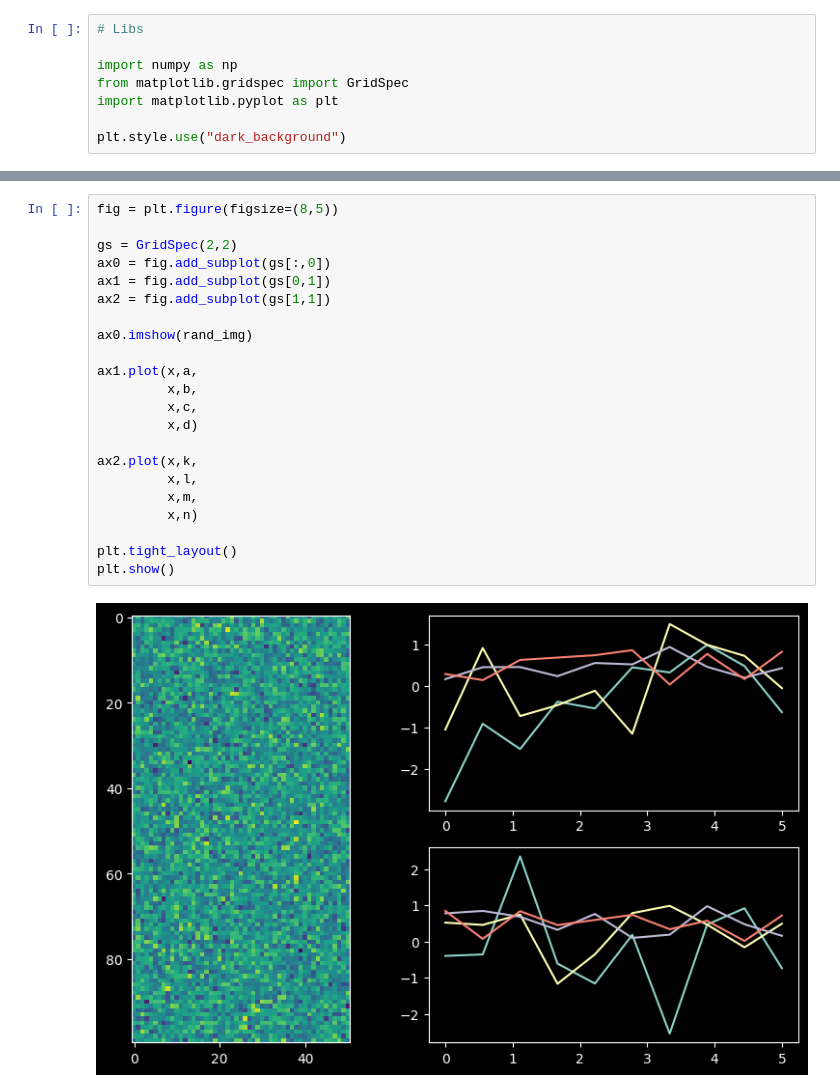
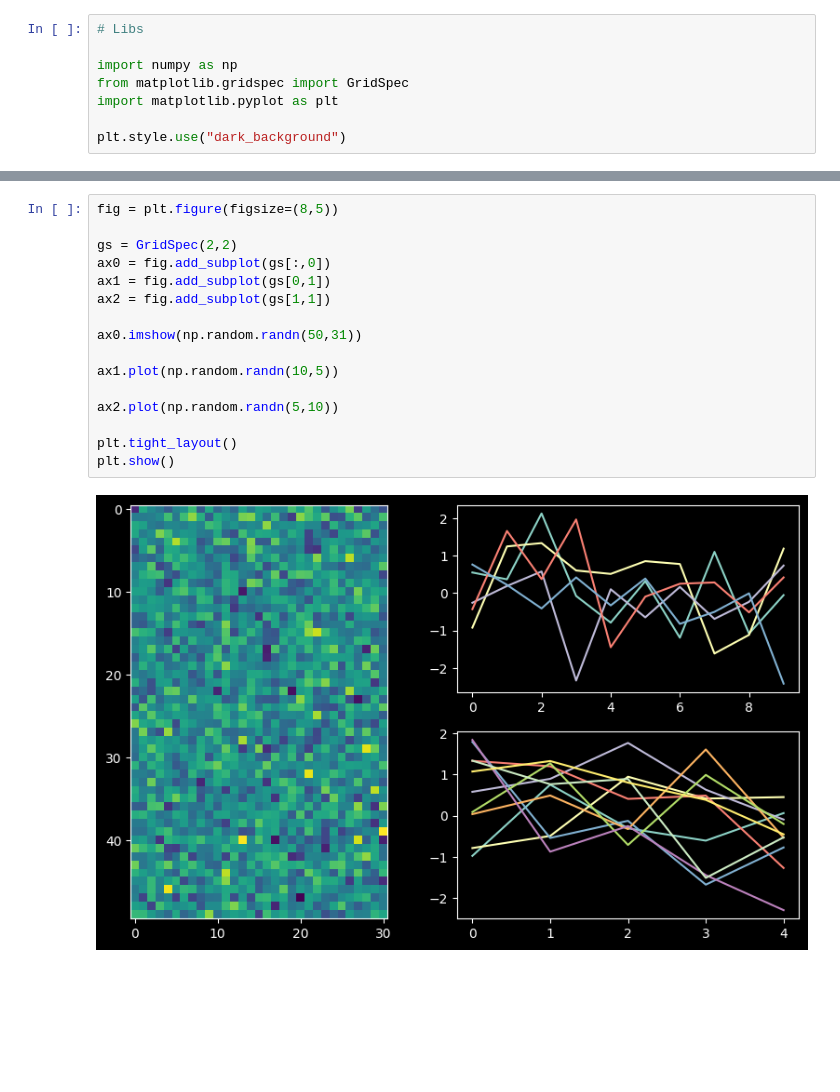
Before and after one commit to hacar864/daily-data-challenge, a Jupyter notebook: ddc_011.ipynb, the cells around one changed output, grey strips where cells are left out. Drawn from its saved outputs; the diff is of its cells as text; blank space fills up the shorter version.

Commit message:
Changed random variables

```diff
--- a/ddc_011.ipynb
+++ b/ddc_011.ipynb
@@ -35,24 +15,18 @@ print(rand_img.shape,x.shape,a.shape,b.shape,c.shape,d.shape)
 # %%
 fig = plt.figure(figsize=(8,5))
 
 gs = GridSpec(2,2)
 ax0 = fig.add_subplot(gs[:,0])
 ax1 = fig.add_subplot(gs[0,1])
 ax2 = fig.add_subplot(gs[1,1])
 
-ax0.imshow(rand_img)
+ax0.imshow(np.random.randn(50,31))
 
-ax1.plot(x,a,
-         x,b,
-         x,c,
-         x,d)
+ax1.plot(np.random.randn(10,5))
 
-ax2.plot(x,k,
-         x,l,
-         x,m,
-         x,n)
+ax2.plot(np.random.randn(5,10))
 
 plt.tight_layout()
 plt.show()
 # %% [output]
-[figure, old version]
+[figure, new version]
```
Also changed, not shown: parts of 1 cell of this notebook.
